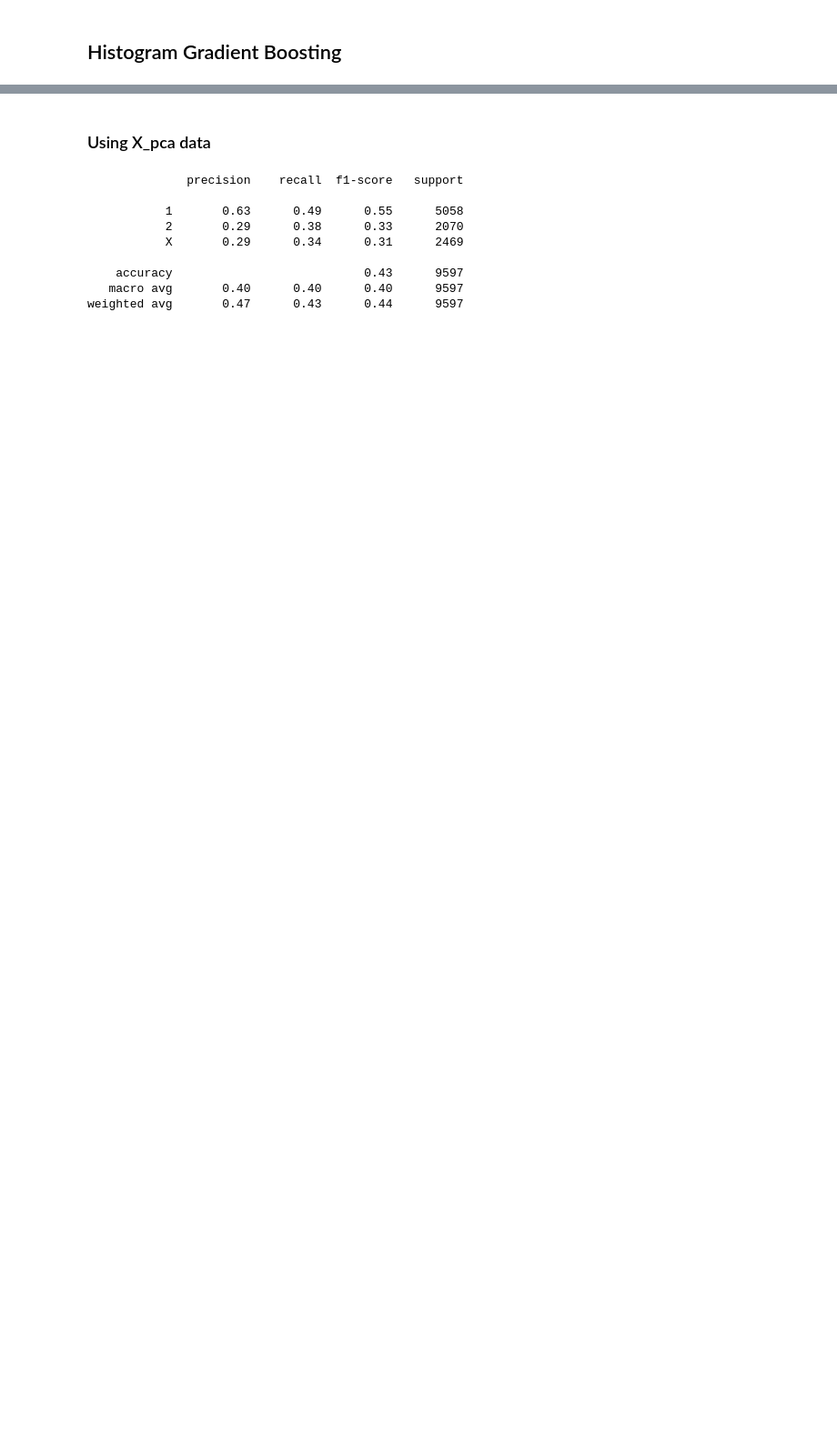
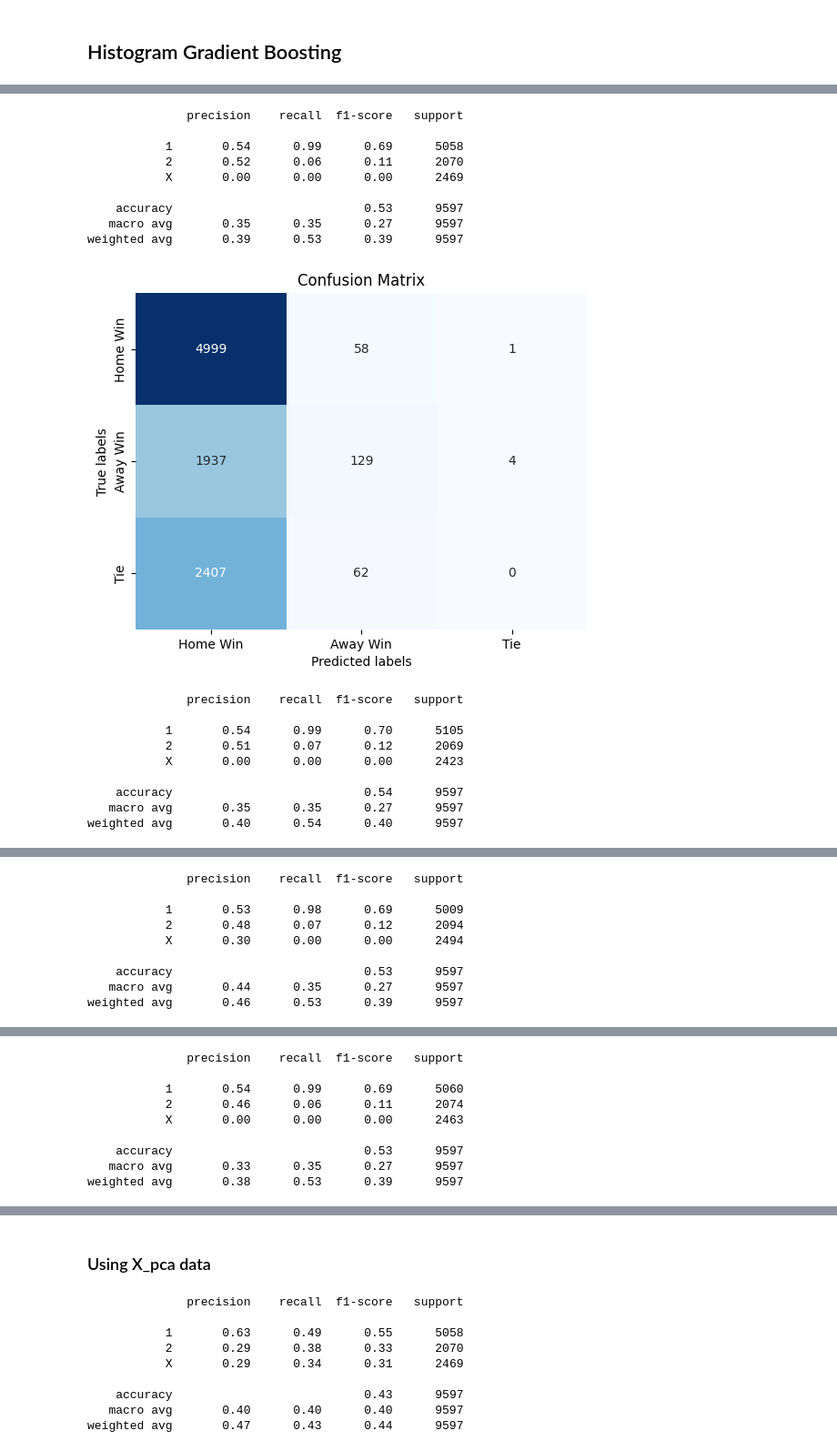
Before and after one commit to ManuIluro22/LaLiga, a Jupyter notebook: analysis/ModelAnalysis.ipynb, the cells around one changed output, grey strips where cells are left out. Shown at 91% size. Saved outputs shown, nothing was run; the diff lists cells and outputs as text; code cells hidden in the pictures; blank space fills up the shorter version.

```diff
--- a/analysis/ModelAnalysis.ipynb
+++ b/analysis/ModelAnalysis.ipynb
@@ -619,0 +620,28 @@ def cross_val(model, X, y, param_grid, k=5, plot=True, use_smote=False):
+# %%
+param_grid = {
+    'learning_rate': [0.01]
+}
+hgb_model = HistGradientBoostingClassifier()
+df_name, hgb_param, hgb_accuracy, hgb_f1_score = cross_val(hgb_model, X_pca, y, param_grid, plot=True, use_smote=False)
+models_performance.loc[len(models_performance)] = [type(hgb_model).__name__, df_name, hgb_accuracy,
+                                                   hgb_f1_score, hgb_param]
+# %% [output]
+              precision    recall  f1-score   support
+
+           1       0.54      0.99      0.69      5058
+           2       0.52      0.06      0.11      2070
+           X       0.00      0.00      0.00      2469
+
+    accuracy                           0.53      9597
+   macro avg       0.35      0.35      0.27      9597
+weighted avg       0.39      0.53      0.39      9597
+[figure, added]
+              precision    recall  f1-score   support
+
+           1       0.54      0.99      0.70      5105
+           2       0.51      0.07      0.12      2069
+           X       0.00      0.00      0.00      2423
+
+    accuracy                           0.54      9597
+   macro avg       0.35      0.35      0.27      9597
+weighted avg       0.40      0.54      0.40      9597
@@ -619,0 +649,9 @@ def cross_val(model, X, y, param_grid, k=5, plot=True, use_smote=False):
+              precision    recall  f1-score   support
+
+           1       0.53      0.98      0.69      5009
+           2       0.48      0.07      0.12      2094
+           X       0.30      0.00      0.00      2494
+
+    accuracy                           0.53      9597
+   macro avg       0.44      0.35      0.27      9597
+weighted avg       0.46      0.53      0.39      9597
@@ -619,0 +659,9 @@ def cross_val(model, X, y, param_grid, k=5, plot=True, use_smote=False):
+              precision    recall  f1-score   support
+
+           1       0.54      0.99      0.69      5060
+           2       0.46      0.06      0.11      2074
+           X       0.00      0.00      0.00      2463
+
+    accuracy                           0.53      9597
+   macro avg       0.33      0.35      0.27      9597
+weighted avg       0.38      0.53      0.39      9597
```
Also changed, not shown: parts of 20 cells of this notebook.
